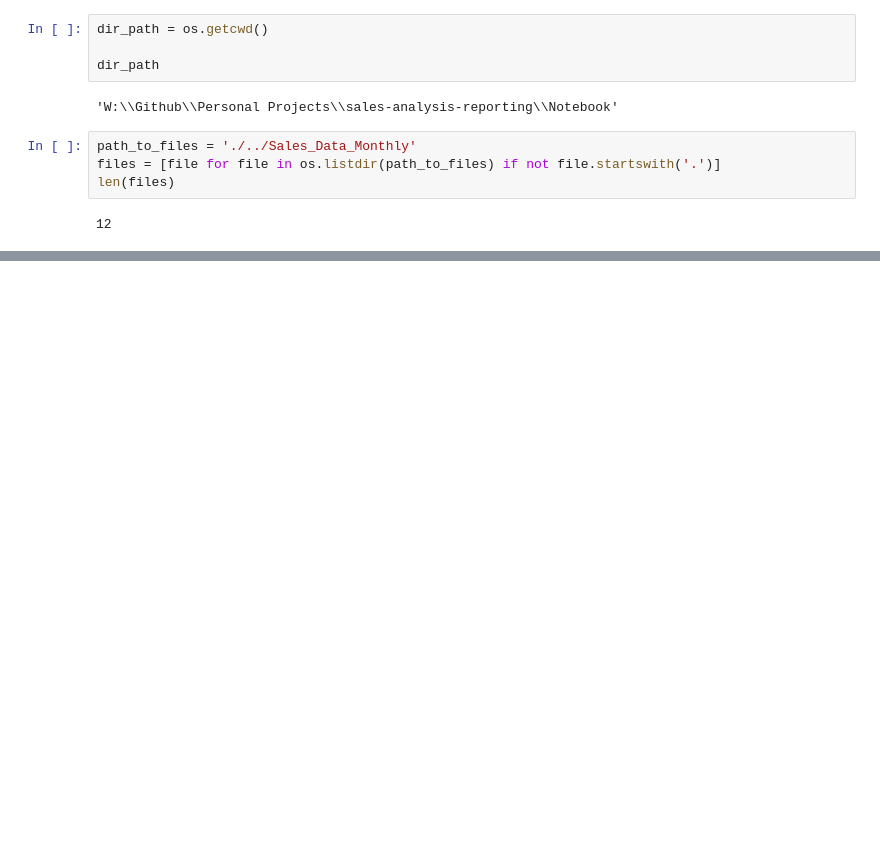
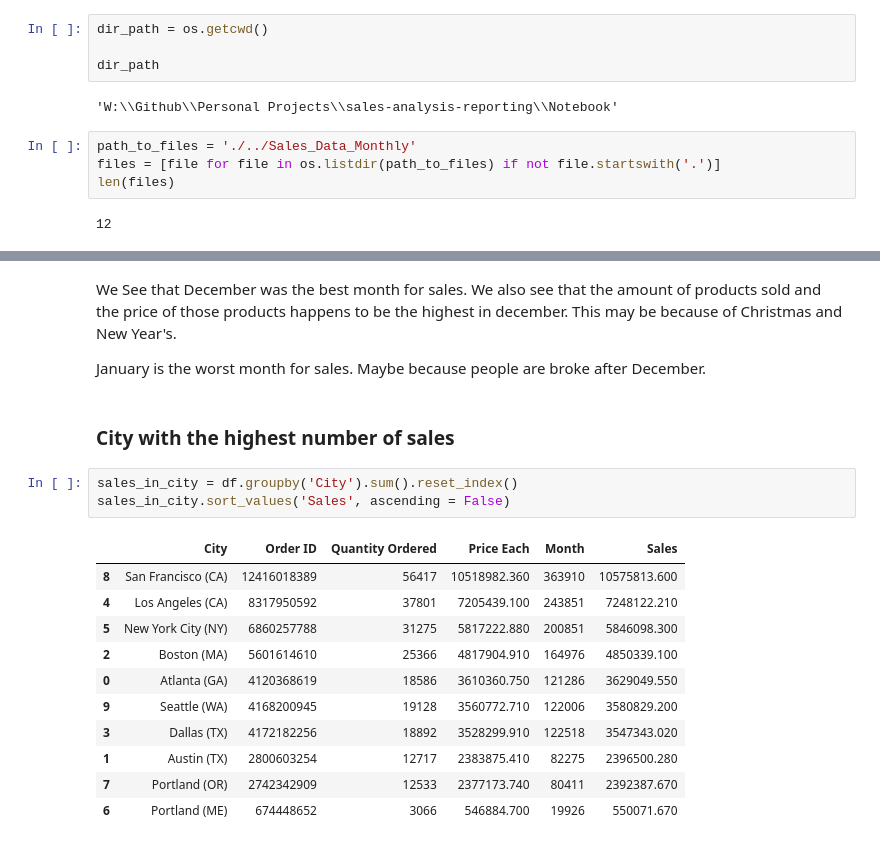
Before and after one commit to Aniket-Mishra/Sales-Analysis-and-Reporting, a Jupyter notebook: Notebook/Sales Analysis.ipynb, the cells around one changed output, grey strips where cells are left out. Drawn from its saved outputs; the diff is of its cells as text; blank space fills up the shorter version.

```diff
--- a/Notebook/Sales Analysis.ipynb
+++ b/Notebook/Sales Analysis.ipynb
@@ -83,0 +172,21 @@ df.shape
+# %% [markdown]
+We See that December was the best month for sales. We also see that the amount of products sold and the price of those products happens to be the highest in december. This may be because of Christmas and New Year's.
+
+January is the worst month for sales. Maybe because people are broke after December.
+# %% [markdown]
+### City with the highest number of sales
+# %%
+sales_in_city = df.groupby('City').sum().reset_index()
+sales_in_city.sort_values('Sales', ascending = False)
+# %% [output]
+|  | City | Order ID | Quantity Ordered | Price Each | Month | Sales |
+| 8 | San Francisco (CA) | 12416018389 | 56417 | 10518982.360 | 363910 | 10575813.600 |
+| 4 | Los Angeles (CA) | 8317950592 | 37801 | 7205439.100 | 243851 | 7248122.210 |
+| 5 | New York City (NY) | 6860257788 | 31275 | 5817222.880 | 200851 | 5846098.300 |
+| 2 | Boston (MA) | 5601614610 | 25366 | 4817904.910 | 164976 | 4850339.100 |
+| 0 | Atlanta (GA) | 4120368619 | 18586 | 3610360.750 | 121286 | 3629049.550 |
+| 9 | Seattle (WA) | 4168200945 | 19128 | 3560772.710 | 122006 | 3580829.200 |
+| 3 | Dallas (TX) | 4172182256 | 18892 | 3528299.910 | 122518 | 3547343.020 |
+| 1 | Austin (TX) | 2800603254 | 12717 | 2383875.410 | 82275 | 2396500.280 |
+| 7 | Portland (OR) | 2742342909 | 12533 | 2377173.740 | 80411 | 2392387.670 |
+| 6 | Portland (ME) | 674448652 | 3066 | 546884.700 | 19926 | 550071.670 |
```
Also changed, not shown: parts of 46 cells of this notebook, 14 other files.
